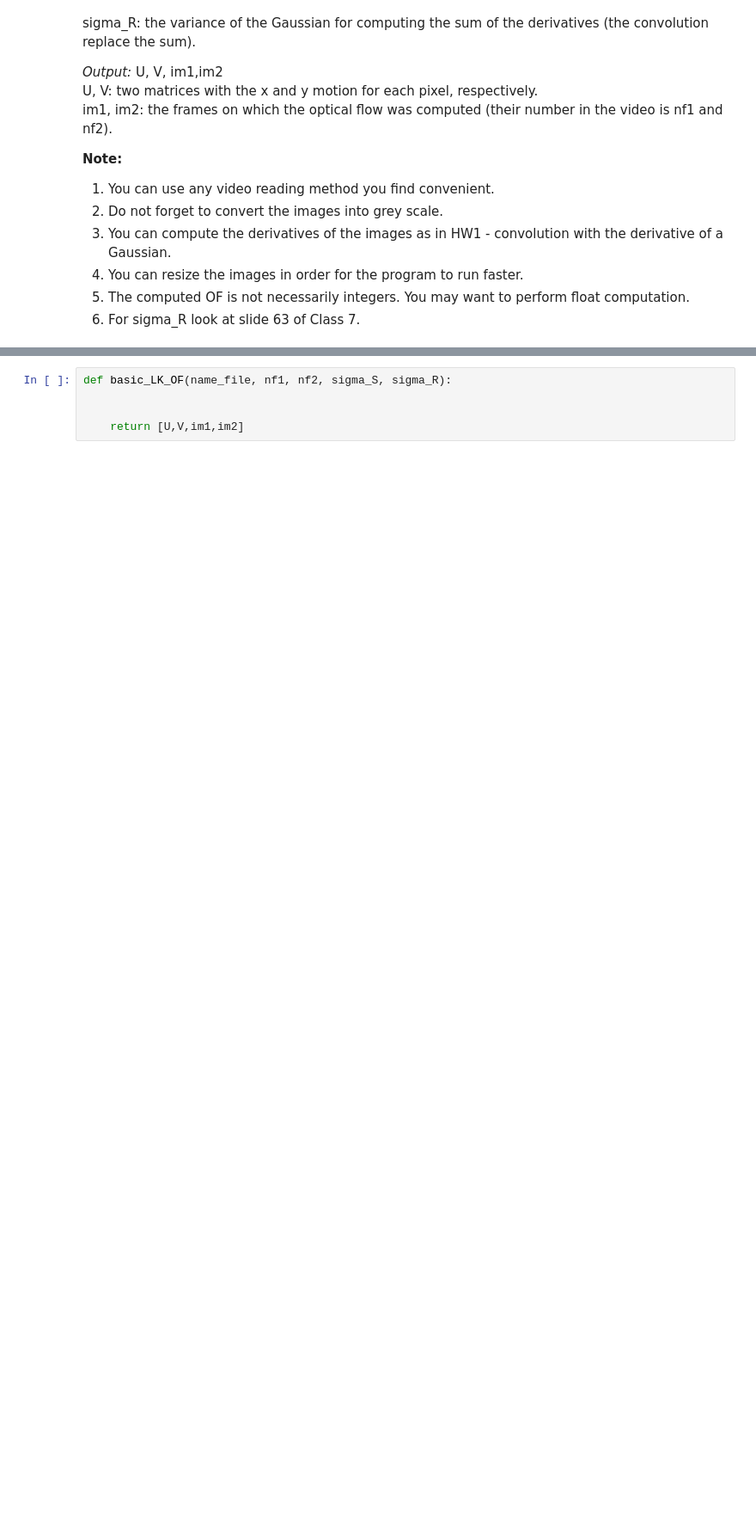
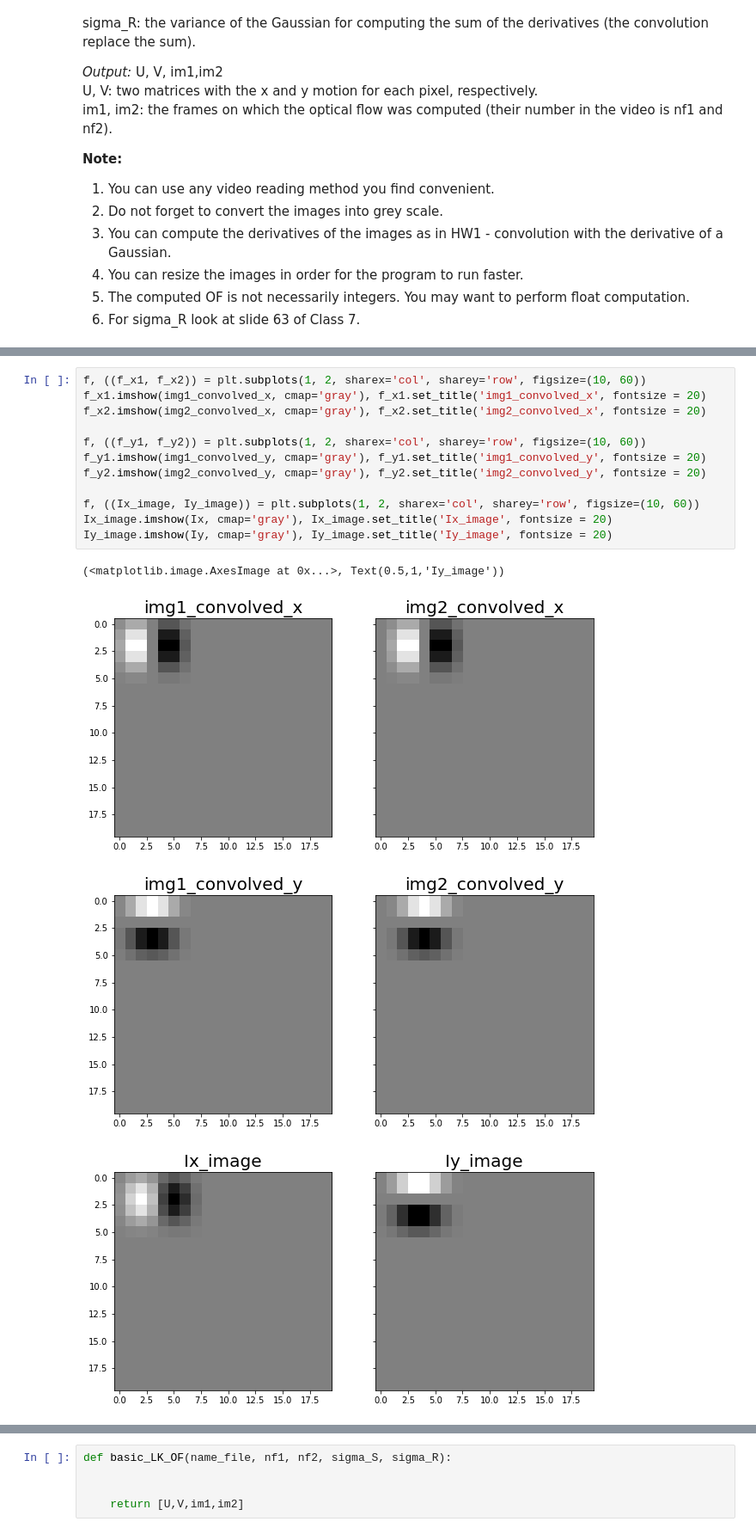
Before and after one commit to Nesher123/Computer-Vision, a Jupyter notebook: HW3/ofir.ipynb, the cells around one changed output, grey strips where cells are left out. Shown: that part at 86% size. Drawn from its saved outputs; the diff is of its cells as text; blank space fills up the shorter version.

```diff
--- a/HW3/ofir.ipynb
+++ b/HW3/ofir.ipynb
@@ -158,0 +356,17 @@ TypeError: VideoCapture.open() missing required argument 'index' (pos 1)
+# %%
+f, ((f_x1, f_x2)) = plt.subplots(1, 2, sharex='col', sharey='row', figsize=(10, 60))
+f_x1.imshow(img1_convolved_x, cmap='gray'), f_x1.set_title('img1_convolved_x', fontsize = 20)
+f_x2.imshow(img2_convolved_x, cmap='gray'), f_x2.set_title('img2_convolved_x', fontsize = 20)
+
+f, ((f_y1, f_y2)) = plt.subplots(1, 2, sharex='col', sharey='row', figsize=(10, 60))
+f_y1.imshow(img1_convolved_y, cmap='gray'), f_y1.set_title('img1_convolved_y', fontsize = 20)
+f_y2.imshow(img2_convolved_y, cmap='gray'), f_y2.set_title('img2_convolved_y', fontsize = 20)
+
+f, ((Ix_image, Iy_image)) = plt.subplots(1, 2, sharex='col', sharey='row', figsize=(10, 60))
+Ix_image.imshow(Ix, cmap='gray'), Ix_image.set_title('Ix_image', fontsize = 20)
+Iy_image.imshow(Iy, cmap='gray'), Iy_image.set_title('Iy_image', fontsize = 20)
+# %% [output]
+(<matplotlib.image.AxesImage at 0x...>, Text(0.5,1,'Iy_image'))
+[figure, added]
+[figure, added]
+[figure, added]
```
Also changed, not shown: parts of 11 cells of this notebook, 2 other files.
